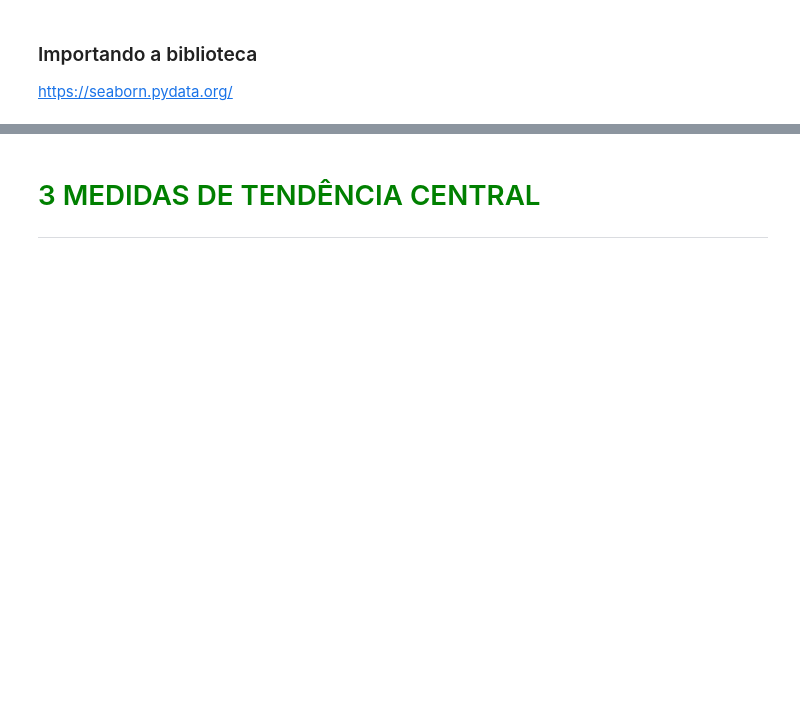
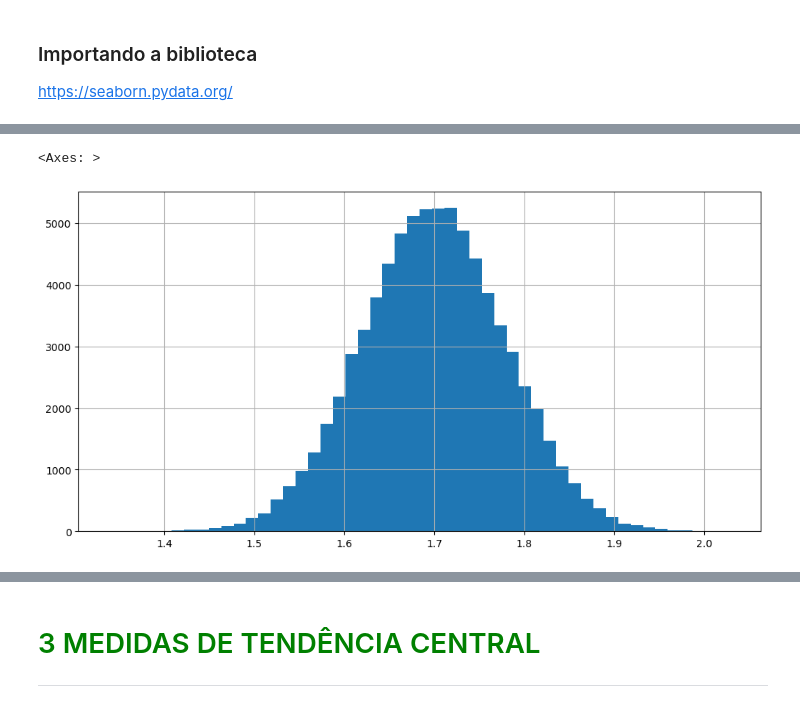
Before and after one commit to paulorobertovrc/alura-data-science, a Jupyter notebook: Estatística/Curso_de_Estatística_Parte_1.ipynb, the cells around one changed output, grey strips where cells are left out. Saved outputs shown, nothing was run; the diff lists cells and outputs as text; code cells hidden in the pictures; blank space fills up the shorter version.

```diff
--- a/Estatística/Curso_de_Estatística_Parte_1.ipynb
+++ b/Estatística/Curso_de_Estatística_Parte_1.ipynb
@@ -280,0 +544,5 @@ https://seaborn.pydata.org/
+# %%
+dados['Altura'].hist(bins=50, figsize=(12, 6))
+# %% [output]
+<Axes: >
+[figure, added]
```
Also changed, not shown: parts of 32 cells of this notebook.
